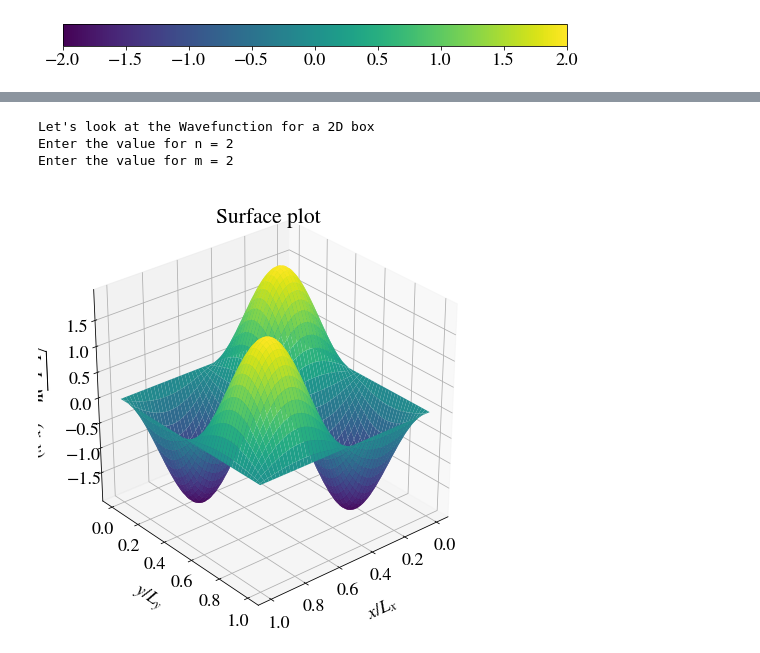
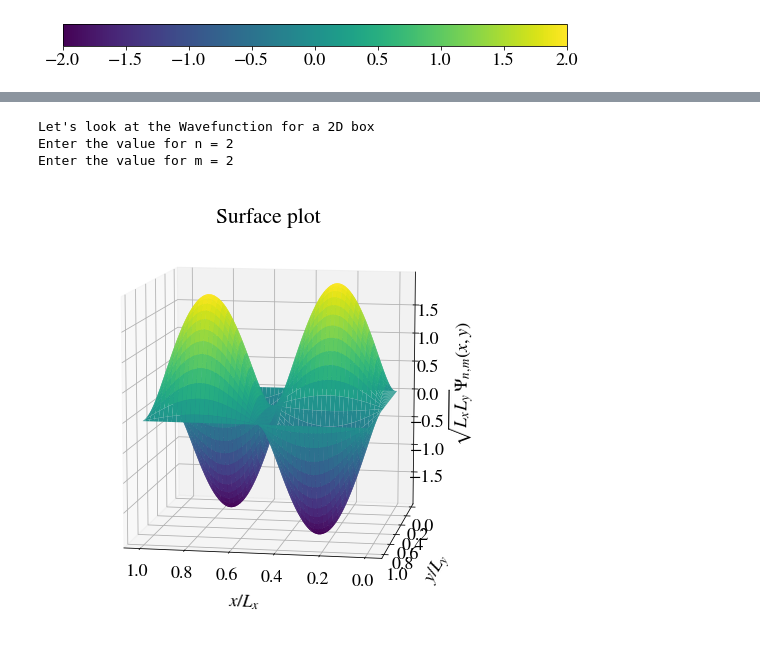
Before and after one commit to paulrobustelli/fraser-lab.github.io, a Jupyter notebook: POB_Demo.ipynb, the cells around one changed output, grey strips where cells are left out. Saved outputs shown, nothing was run; the diff lists cells and outputs as text; code cells hidden in the pictures.

```diff
--- a/POB_Demo.ipynb
+++ b/POB_Demo.ipynb
@@ -117,0 +171,24 @@ plt.show()
+# %%
+h=6.62607e-34    #planck's constant in joules
+me=9.1093837e-31  # mass of an electron in kg
+
+# Defining a function to compute the energy
+
+# Energy for (n,l,m) = (h^2/(8*mL^2)
+# 1 J = 6.242*10^18 eV
+# 1 M = 1.*10^10 Angstrons
+# 1J = kg*m^2*s^(-2)
+#using length units is Angstroms and then converted into electron volts
+# (Js)^2/(8kg*m^2)=J
+# (h**2 / (me*8))* (1e10)**2 *6.242e+18  is the prefactor
+# to convert Ang^2 to m^2 and Joules to eV
+
+def En(n,L,me): return (h**2 / (me*8))* (1e10)**2 *6.242e+18*((float(n)/L)**2)
+
+# Here the users inputs the value of L
+L = float(input("Enter the value of L (in Angstroms) = "))
+nmax = int(input("Enter the maximum value of n you want to plot = "))
+
+for n in range(1,nmax+1):
+  Energy=En(n,L,me)
+  print(n,Energy,"eV")
@@ -246,6 +338,7 @@ Enter the number of levels you want to plot for the second box = 5
 # %%
 # Defining the wavefunction
-def psi2D(x,y): return 2.0*np.sin(n*np.pi*x)*np.sin(m*np.pi*y)
+#def psi2D(x,y): return 2.0*np.sin(n*np.pi*x)*np.sin(m*np.pi*y)
+def psi2D(x,y,n,m): return 2.0*np.sin(n*np.pi*x)*np.sin(m*np.pi*y)
 
 # Here the users inputs the values of n and m
 #n=3
@@ -258,7 +351,7 @@ x = np.linspace(0, 1, 100)
 y = np.linspace(0, 1, 100)
 X, Y = np.meshgrid(x, y)
 fig, axes = plt.subplots(1, 1, figsize=(8,8))
-axes.contourf(psi2D(X,Y), origin='lower', extent=[0.0, 1.0, 0.0, 1.0])
+axes.contourf(psi2D(X,Y,n,m), origin='lower', extent=[0.0, 1.0, 0.0, 1.0])
 axes.set_title(r'$\sqrt{L_xL_y}\Psi_{n,m}(x,y)$ for $n='+str(n)+r'$ and $m='+str(m)+r'$')
 axes.set_ylabel(r'$y/L_y$')
 axes.set_xlabel(r'$x/L_x$')
@@ -330,35 +423,38 @@ def psi2D(x,y,n,m): return 2.0*np.sin(n*np.pi*x)*np.sin(m*np.pi*y)
 #def f(x, y):
 #   return np.sin(np.sqrt(x ** 2 + y ** 2))
 
 x = np.linspace(0, 1, 100)
 y = np.linspace(0, 1, 100)
 X, Y = np.meshgrid(x, y)
 X, Y = np.meshgrid(x, y)
 n = int(input("Let's look at the Wavefunction for a 2D box \nEnter the value for n = "))
 m = int(input("Enter the value for m = "))
 Z = psi2D(X, Y,n,m)
 
 fig = plt.figure(figsize=((8,8)))
 #ax = plt.axes(projection='3d')
 #ax.contour3D(X, Y, Z, 50, cmap='binary')
 
 ax = plt.axes(projection='3d')
 ax.plot_surface(X, Y, Z,cmap='viridis', edgecolor='none')
+#ax.contour(X, Y, Z, 10, lw=3, linestyles="solid", offset=-3)
+#ax.contour(X, Y, Z, 10, lw=3, linestyles="solid")
+
 ax.set_title('Surface plot')
 
 ax.set_ylabel(r'$y/L_y$',labelpad=15.0)
 ax.set_xlabel(r'$x/L_x$',labelpad=15.0)
 ax.set_zlabel(r'$\sqrt{L_xL_y}\Psi_{n,m}(x,y)$',labelpad=20.0)
-ax.view_init(elev=30, azim=50)
+ax.view_init(elev=10, azim=100)
 ax.dist=10
 
 #ax.set_title('3D contour')
 plt.show()
 # %% [output]
 Let's look at the Wavefunction for a 2D box
 Enter the value for n = 2
 Enter the value for m = 2
-[figure, old version]
+[figure, new version]
 # %%
 def psi2D(x,y,n,m): return 2.0*np.sin(n*np.pi*x)*np.sin(m*np.pi*y)
 
```
Also changed, not shown: parts of 15 cells of this notebook.
